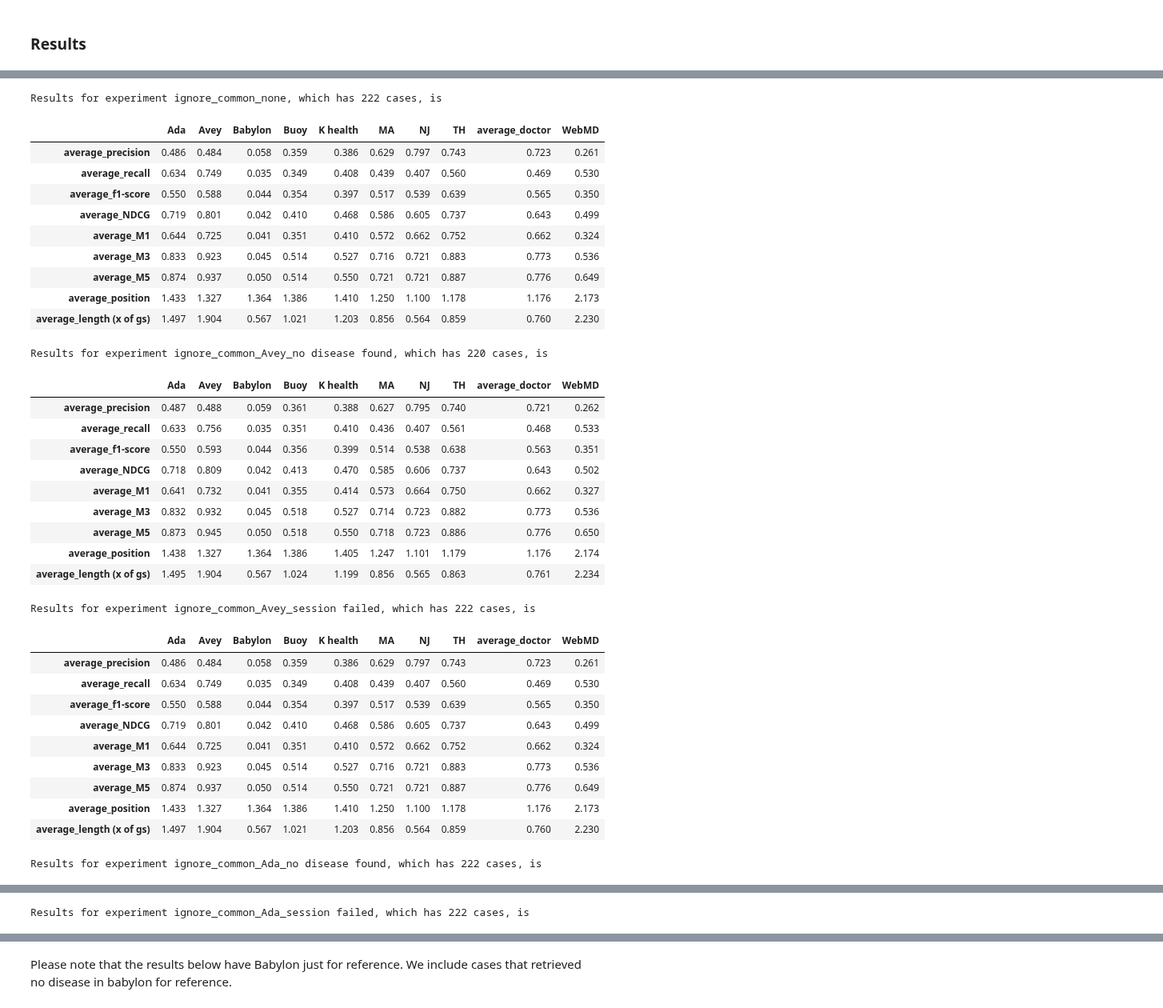
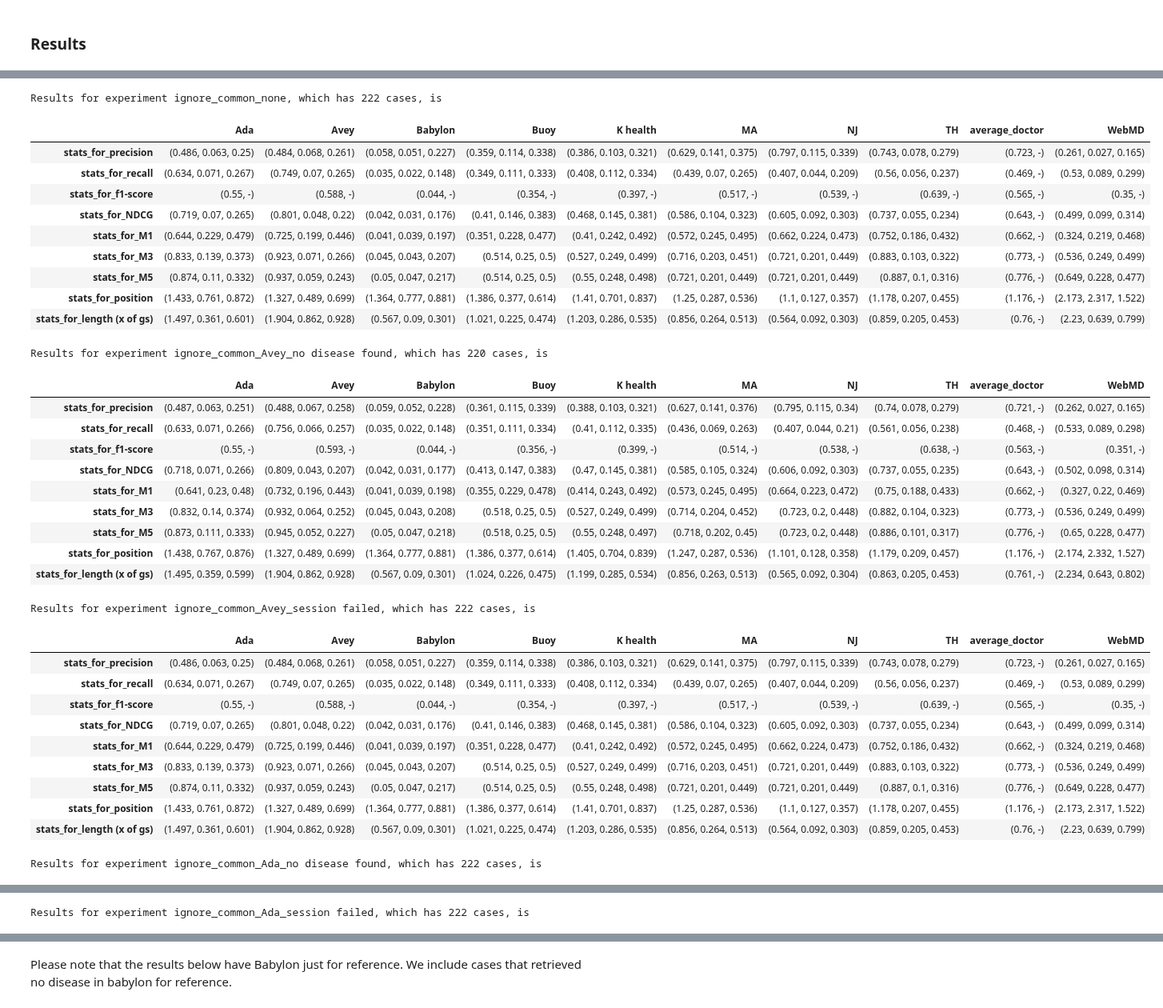
Before and after one commit to rimads/avey-paper, a Jupyter notebook: main.ipynb, the cells around one changed output, grey strips where cells are left out. Shown at 80% size. Saved outputs shown, nothing was run; the diff lists cells and outputs as text; code cells hidden in the pictures.

```diff
--- a/main.ipynb
+++ b/main.ipynb
@@ -406,47 +437,48 @@ Let us print all the results. The experiments are nomenclatured as follows:
 # %%
 def displayResults(results,printNumCases=True):
     for label, result in results.items():
-        result.to_csv(f'stats/{label}.csv',sep=';')
         if printNumCases:
             print(f'Results for experiment {label}, which has {len(set(experiments[label]) & set(scores.keys()))} cases, is')
         else:
             print(f'Results for experiment {label} is')
         display(result)
+        resultFiltered = result.applymap(lambda x: x[0])
+        resultFiltered.to_csv(f'stats/{label}.csv', sep=';')
 
 displayResults({key:val for key, val in results.items() if 'any' not in key})
 # %% [output]
 Results for experiment ignore_common_none, which has 222 cases, is
 |  | Ada | Avey | Babylon | Buoy | K health | MA | NJ | TH | average_doctor | WebMD |
-| average_precision | 0.486 | 0.484 | 0.058 | 0.359 | 0.386 | 0.629 | 0.797 | 0.743 | 0.723 | 0.261 |
-| average_recall | 0.634 | 0.749 | 0.035 | 0.349 | 0.408 | 0.439 | 0.407 | 0.560 | 0.469 | 0.530 |
-| average_f1-score | 0.550 | 0.588 | 0.044 | 0.354 | 0.397 | 0.517 | 0.539 | 0.639 | 0.565 | 0.350 |
-| average_NDCG | 0.719 | 0.801 | 0.042 | 0.410 | 0.468 | 0.586 | 0.605 | 0.737 | 0.643 | 0.499 |
-| average_M1 | 0.644 | 0.725 | 0.041 | 0.351 | 0.410 | 0.572 | 0.662 | 0.752 | 0.662 | 0.324 |
-| average_M3 | 0.833 | 0.923 | 0.045 | 0.514 | 0.527 | 0.716 | 0.721 | 0.883 | 0.773 | 0.536 |
-| average_M5 | 0.874 | 0.937 | 0.050 | 0.514 | 0.550 | 0.721 | 0.721 | 0.887 | 0.776 | 0.649 |
-| average_position | 1.433 | 1.327 | 1.364 | 1.386 | 1.410 | 1.250 | 1.100 | 1.178 | 1.176 | 2.173 |
-| average_length (x of gs) | 1.497 | 1.904 | 0.567 | 1.021 | 1.203 | 0.856 | 0.564 | 0.859 | 0.760 | 2.230 |
+| stats_for_precision | (0.486, 0.063, 0.25) | (0.484, 0.068, 0.261) | (0.058, 0.051, 0.227) | (0.359, 0.114, 0.338) | (0.386, 0.103, 0.321) | (0.629, 0.141, 0.375) | (0.797, 0.115, 0.339) | (0.743, 0.078, 0.279) | (0.723, -) | (0.261, 0.027, 0.165) |
+| stats_for_recall | (0.634, 0.071, 0.267) | (0.749, 0.07, 0.265) | (0.035, 0.022, 0.148) | (0.349, 0.111, 0.333) | (0.408, 0.112, 0.334) | (0.439, 0.07, 0.265) | (0.407, 0.044, 0.209) | (0.56, 0.056, 0.237) | (0.469, -) | (0.53, 0.089, 0.299) |
+| stats_for_f1-score | (0.55, -) | (0.588, -) | (0.044, -) | (0.354, -) | (0.397, -) | (0.517, -) | (0.539, -) | (0.639, -) | (0.565, -) | (0.35, -) |
+| stats_for_NDCG | (0.719, 0.07, 0.265) | (0.801, 0.048, 0.22) | (0.042, 0.031, 0.176) | (0.41, 0.146, 0.383) | (0.468, 0.145, 0.381) | (0.586, 0.104, 0.323) | (0.605, 0.092, 0.303) | (0.737, 0.055, 0.234) | (0.643, -) | (0.499, 0.099, 0.314) |
+| stats_for_M1 | (0.644, 0.229, 0.479) | (0.725, 0.199, 0.446) | (0.041, 0.039, 0.197) | (0.351, 0.228, 0.477) | (0.41, 0.242, 0.492) | (0.572, 0.245, 0.495) | (0.662, 0.224, 0.473) | (0.752, 0.186, 0.432) | (0.662, -) | (0.324, 0.219, 0.468) |
+| stats_for_M3 | (0.833, 0.139, 0.373) | (0.923, 0.071, 0.266) | (0.045, 0.043, 0.207) | (0.514, 0.25, 0.5) | (0.527, 0.249, 0.499) | (0.716, 0.203, 0.451) | (0.721, 0.201, 0.449) | (0.883, 0.103, 0.322) | (0.773, -) | (0.536, 0.249, 0.499) |
+| stats_for_M5 | (0.874, 0.11, 0.332) | (0.937, 0.059, 0.243) | (0.05, 0.047, 0.217) | (0.514, 0.25, 0.5) | (0.55, 0.248, 0.498) | (0.721, 0.201, 0.449) | (0.721, 0.201, 0.449) | (0.887, 0.1, 0.316) | (0.776, -) | (0.649, 0.228, 0.477) |
+| stats_for_position | (1.433, 0.761, 0.872) | (1.327, 0.489, 0.699) | (1.364, 0.777, 0.881) | (1.386, 0.377, 0.614) | (1.41, 0.701, 0.837) | (1.25, 0.287, 0.536) | (1.1, 0.127, 0.357) | (1.178, 0.207, 0.455) | (1.176, -) | (2.173, 2.317, 1.522) |
+| stats_for_length (x of gs) | (1.497, 0.361, 0.601) | (1.904, 0.862, 0.928) | (0.567, 0.09, 0.301) | (1.021, 0.225, 0.474) | (1.203, 0.286, 0.535) | (0.856, 0.264, 0.513) | (0.564, 0.092, 0.303) | (0.859, 0.205, 0.453) | (0.76, -) | (2.23, 0.639, 0.799) |
 Results for experiment ignore_common_Avey_no disease found, which has 220 cases, is
 |  | Ada | Avey | Babylon | Buoy | K health | MA | NJ | TH | average_doctor | WebMD |
-| average_precision | 0.487 | 0.488 | 0.059 | 0.361 | 0.388 | 0.627 | 0.795 | 0.740 | 0.721 | 0.262 |
-| average_recall | 0.633 | 0.756 | 0.035 | 0.351 | 0.410 | 0.436 | 0.407 | 0.561 | 0.468 | 0.533 |
-| average_f1-score | 0.550 | 0.593 | 0.044 | 0.356 | 0.399 | 0.514 | 0.538 | 0.638 | 0.563 | 0.351 |
-| average_NDCG | 0.718 | 0.809 | 0.042 | 0.413 | 0.470 | 0.585 | 0.606 | 0.737 | 0.643 | 0.502 |
-| average_M1 | 0.641 | 0.732 | 0.041 | 0.355 | 0.414 | 0.573 | 0.664 | 0.750 | 0.662 | 0.327 |
-| average_M3 | 0.832 | 0.932 | 0.045 | 0.518 | 0.527 | 0.714 | 0.723 | 0.882 | 0.773 | 0.536 |
-| average_M5 | 0.873 | 0.945 | 0.050 | 0.518 | 0.550 | 0.718 | 0.723 | 0.886 | 0.776 | 0.650 |
-| average_position | 1.438 | 1.327 | 1.364 | 1.386 | 1.405 | 1.247 | 1.101 | 1.179 | 1.176 | 2.174 |
-| average_length (x of gs) | 1.495 | 1.904 | 0.567 | 1.024 | 1.199 | 0.856 | 0.565 | 0.863 | 0.761 | 2.234 |
+| stats_for_precision | (0.487, 0.063, 0.251) | (0.488, 0.067, 0.258) | (0.059, 0.052, 0.228) | (0.361, 0.115, 0.339) | (0.388, 0.103, 0.321) | (0.627, 0.141, 0.376) | (0.795, 0.115, 0.34) | (0.74, 0.078, 0.279) | (0.721, -) | (0.262, 0.027, 0.165) |
+| stats_for_recall | (0.633, 0.071, 0.266) | (0.756, 0.066, 0.257) | (0.035, 0.022, 0.148) | (0.351, 0.111, 0.334) | (0.41, 0.112, 0.335) | (0.436, 0.069, 0.263) | (0.407, 0.044, 0.21) | (0.561, 0.056, 0.238) | (0.468, -) | (0.533, 0.089, 0.298) |
+| stats_for_f1-score | (0.55, -) | (0.593, -) | (0.044, -) | (0.356, -) | (0.399, -) | (0.514, -) | (0.538, -) | (0.638, -) | (0.563, -) | (0.351, -) |
+| stats_for_NDCG | (0.718, 0.071, 0.266) | (0.809, 0.043, 0.207) | (0.042, 0.031, 0.177) | (0.413, 0.147, 0.383) | (0.47, 0.145, 0.381) | (0.585, 0.105, 0.324) | (0.606, 0.092, 0.303) | (0.737, 0.055, 0.235) | (0.643, -) | (0.502, 0.098, 0.314) |
+| stats_for_M1 | (0.641, 0.23, 0.48) | (0.732, 0.196, 0.443) | (0.041, 0.039, 0.198) | (0.355, 0.229, 0.478) | (0.414, 0.243, 0.492) | (0.573, 0.245, 0.495) | (0.664, 0.223, 0.472) | (0.75, 0.188, 0.433) | (0.662, -) | (0.327, 0.22, 0.469) |
+| stats_for_M3 | (0.832, 0.14, 0.374) | (0.932, 0.064, 0.252) | (0.045, 0.043, 0.208) | (0.518, 0.25, 0.5) | (0.527, 0.249, 0.499) | (0.714, 0.204, 0.452) | (0.723, 0.2, 0.448) | (0.882, 0.104, 0.323) | (0.773, -) | (0.536, 0.249, 0.499) |
+| stats_for_M5 | (0.873, 0.111, 0.333) | (0.945, 0.052, 0.227) | (0.05, 0.047, 0.218) | (0.518, 0.25, 0.5) | (0.55, 0.248, 0.497) | (0.718, 0.202, 0.45) | (0.723, 0.2, 0.448) | (0.886, 0.101, 0.317) | (0.776, -) | (0.65, 0.228, 0.477) |
+| stats_for_position | (1.438, 0.767, 0.876) | (1.327, 0.489, 0.699) | (1.364, 0.777, 0.881) | (1.386, 0.377, 0.614) | (1.405, 0.704, 0.839) | (1.247, 0.287, 0.536) | (1.101, 0.128, 0.358) | (1.179, 0.209, 0.457) | (1.176, -) | (2.174, 2.332, 1.527) |
+| stats_for_length (x of gs) | (1.495, 0.359, 0.599) | (1.904, 0.862, 0.928) | (0.567, 0.09, 0.301) | (1.024, 0.226, 0.475) | (1.199, 0.285, 0.534) | (0.856, 0.263, 0.513) | (0.565, 0.092, 0.304) | (0.863, 0.205, 0.453) | (0.761, -) | (2.234, 0.643, 0.802) |
 Results for experiment ignore_common_Avey_session failed, which has 222 cases, is
 |  | Ada | Avey | Babylon | Buoy | K health | MA | NJ | TH | average_doctor | WebMD |
-| average_precision | 0.486 | 0.484 | 0.058 | 0.359 | 0.386 | 0.629 | 0.797 | 0.743 | 0.723 | 0.261 |
-| average_recall | 0.634 | 0.749 | 0.035 | 0.349 | 0.408 | 0.439 | 0.407 | 0.560 | 0.469 | 0.530 |
-| average_f1-score | 0.550 | 0.588 | 0.044 | 0.354 | 0.397 | 0.517 | 0.539 | 0.639 | 0.565 | 0.350 |
-| average_NDCG | 0.719 | 0.801 | 0.042 | 0.410 | 0.468 | 0.586 | 0.605 | 0.737 | 0.643 | 0.499 |
-| average_M1 | 0.644 | 0.725 | 0.041 | 0.351 | 0.410 | 0.572 | 0.662 | 0.752 | 0.662 | 0.324 |
-| average_M3 | 0.833 | 0.923 | 0.045 | 0.514 | 0.527 | 0.716 | 0.721 | 0.883 | 0.773 | 0.536 |
-| average_M5 | 0.874 | 0.937 | 0.050 | 0.514 | 0.550 | 0.721 | 0.721 | 0.887 | 0.776 | 0.649 |
-| average_position | 1.433 | 1.327 | 1.364 | 1.386 | 1.410 | 1.250 | 1.100 | 1.178 | 1.176 | 2.173 |
-| average_length (x of gs) | 1.497 | 1.904 | 0.567 | 1.021 | 1.203 | 0.856 | 0.564 | 0.859 | 0.760 | 2.230 |
+| stats_for_precision | (0.486, 0.063, 0.25) | (0.484, 0.068, 0.261) | (0.058, 0.051, 0.227) | (0.359, 0.114, 0.338) | (0.386, 0.103, 0.321) | (0.629, 0.141, 0.375) | (0.797, 0.115, 0.339) | (0.743, 0.078, 0.279) | (0.723, -) | (0.261, 0.027, 0.165) |
+| stats_for_recall | (0.634, 0.071, 0.267) | (0.749, 0.07, 0.265) | (0.035, 0.022, 0.148) | (0.349, 0.111, 0.333) | (0.408, 0.112, 0.334) | (0.439, 0.07, 0.265) | (0.407, 0.044, 0.209) | (0.56, 0.056, 0.237) | (0.469, -) | (0.53, 0.089, 0.299) |
+| stats_for_f1-score | (0.55, -) | (0.588, -) | (0.044, -) | (0.354, -) | (0.397, -) | (0.517, -) | (0.539, -) | (0.639, -) | (0.565, -) | (0.35, -) |
+| stats_for_NDCG | (0.719, 0.07, 0.265) | (0.801, 0.048, 0.22) | (0.042, 0.031, 0.176) | (0.41, 0.146, 0.383) | (0.468, 0.145, 0.381) | (0.586, 0.104, 0.323) | (0.605, 0.092, 0.303) | (0.737, 0.055, 0.234) | (0.643, -) | (0.499, 0.099, 0.314) |
+| stats_for_M1 | (0.644, 0.229, 0.479) | (0.725, 0.199, 0.446) | (0.041, 0.039, 0.197) | (0.351, 0.228, 0.477) | (0.41, 0.242, 0.492) | (0.572, 0.245, 0.495) | (0.662, 0.224, 0.473) | (0.752, 0.186, 0.432) | (0.662, -) | (0.324, 0.219, 0.468) |
+| stats_for_M3 | (0.833, 0.139, 0.373) | (0.923, 0.071, 0.266) | (0.045, 0.043, 0.207) | (0.514, 0.25, 0.5) | (0.527, 0.249, 0.499) | (0.716, 0.203, 0.451) | (0.721, 0.201, 0.449) | (0.883, 0.103, 0.322) | (0.773, -) | (0.536, 0.249, 0.499) |
+| stats_for_M5 | (0.874, 0.11, 0.332) | (0.937, 0.059, 0.243) | (0.05, 0.047, 0.217) | (0.514, 0.25, 0.5) | (0.55, 0.248, 0.498) | (0.721, 0.201, 0.449) | (0.721, 0.201, 0.449) | (0.887, 0.1, 0.316) | (0.776, -) | (0.649, 0.228, 0.477) |
+| stats_for_position | (1.433, 0.761, 0.872) | (1.327, 0.489, 0.699) | (1.364, 0.777, 0.881) | (1.386, 0.377, 0.614) | (1.41, 0.701, 0.837) | (1.25, 0.287, 0.536) | (1.1, 0.127, 0.357) | (1.178, 0.207, 0.455) | (1.176, -) | (2.173, 2.317, 1.522) |
+| stats_for_length (x of gs) | (1.497, 0.361, 0.601) | (1.904, 0.862, 0.928) | (0.567, 0.09, 0.301) | (1.021, 0.225, 0.474) | (1.203, 0.286, 0.535) | (0.856, 0.264, 0.513) | (0.564, 0.092, 0.303) | (0.859, 0.205, 0.453) | (0.76, -) | (2.23, 0.639, 0.799) |
 Results for experiment ignore_common_Ada_no disease found, which has 222 cases, is
 |  | Ada | Avey | Babylon | Buoy | K health | MA | NJ | TH | average_doctor | WebMD |
```
Also changed, not shown: parts of 2 cells of this notebook.
